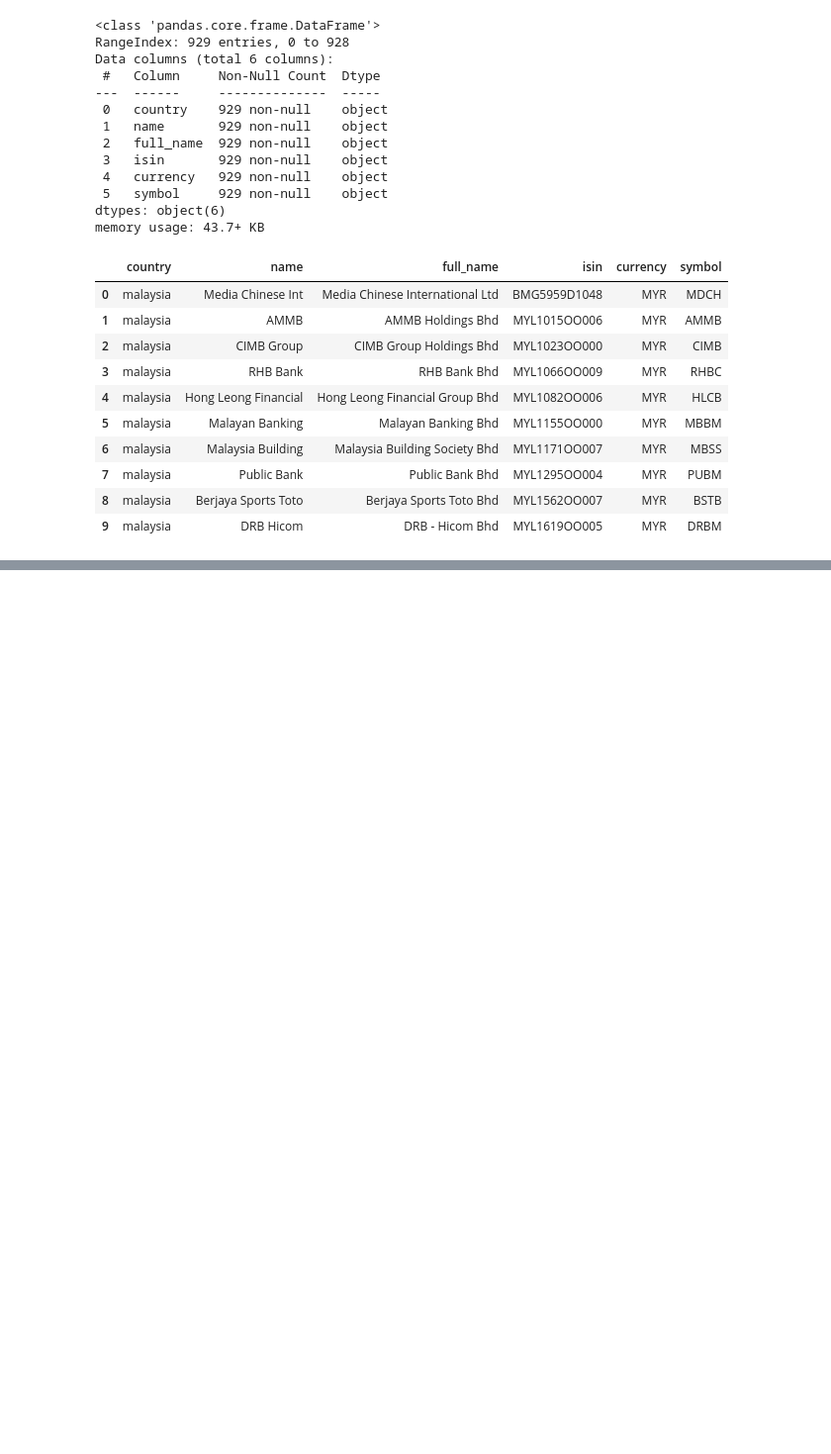
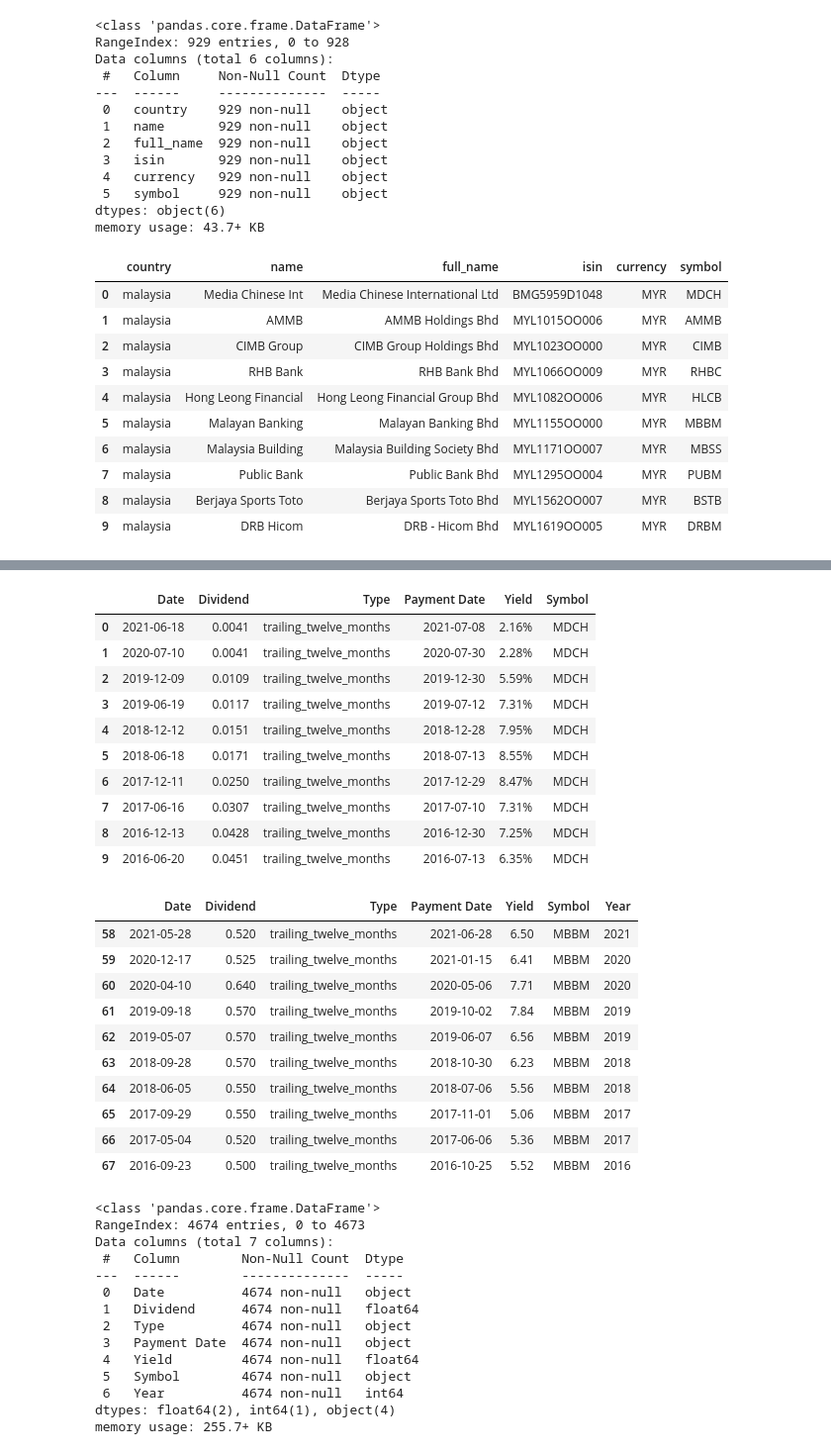
Before and after one commit to alpha2phi/jupyter-notebooks, a Jupyter notebook: nbs/02_00_stocks_selection.ipynb, the cells around one changed output, grey strips where cells are left out. Shown at 99% size. Drawn from its saved outputs; the diff is of its cells as text; code cells hidden in the pictures; blank space fills up the shorter version.

```diff
--- a/nbs/02_00_stocks_selection.ipynb
+++ b/nbs/02_00_stocks_selection.ipynb
@@ -157,0 +201,46 @@ download_stocks_dividends(df_stocks)
+# %%
+df_stocks_dividends = read_csv(STOCKS_DIVIDENDS_DATASET)
+display(df_stocks_dividends.head(10))
+#display(df_stocks_dividends[df_stocks_dividends['Symbol'] == 'MBBM'].head(10))
+
+df_stocks_dividends['Year'] = df_stocks_dividends['Date'].apply(lambda x: int(x[0:4]))
+df_stocks_dividends['Yield'] = df_stocks_dividends['Yield'].apply(lambda x: float(x.replace('%','').replace('-','0')))
+display(df_stocks_dividends[df_stocks_dividends['Symbol'] == 'MBBM'].head(10))
+df_stocks_dividends.info()
+# %% [output]
+|  | Date | Dividend | Type | Payment Date | Yield | Symbol |
+| 0 | 2021-06-18 | 0.0041 | trailing_twelve_months | 2021-07-08 | 2.16% | MDCH |
+| 1 | 2020-07-10 | 0.0041 | trailing_twelve_months | 2020-07-30 | 2.28% | MDCH |
+| 2 | 2019-12-09 | 0.0109 | trailing_twelve_months | 2019-12-30 | 5.59% | MDCH |
+| 3 | 2019-06-19 | 0.0117 | trailing_twelve_months | 2019-07-12 | 7.31% | MDCH |
+| 4 | 2018-12-12 | 0.0151 | trailing_twelve_months | 2018-12-28 | 7.95% | MDCH |
+| 5 | 2018-06-18 | 0.0171 | trailing_twelve_months | 2018-07-13 | 8.55% | MDCH |
+| 6 | 2017-12-11 | 0.0250 | trailing_twelve_months | 2017-12-29 | 8.47% | MDCH |
+| 7 | 2017-06-16 | 0.0307 | trailing_twelve_months | 2017-07-10 | 7.31% | MDCH |
+| 8 | 2016-12-13 | 0.0428 | trailing_twelve_months | 2016-12-30 | 7.25% | MDCH |
+| 9 | 2016-06-20 | 0.0451 | trailing_twelve_months | 2016-07-13 | 6.35% | MDCH |
+|  | Date | Dividend | Type | Payment Date | Yield | Symbol | Year |
+| 58 | 2021-05-28 | 0.520 | trailing_twelve_months | 2021-06-28 | 6.50 | MBBM | 2021 |
+| 59 | 2020-12-17 | 0.525 | trailing_twelve_months | 2021-01-15 | 6.41 | MBBM | 2020 |
+| 60 | 2020-04-10 | 0.640 | trailing_twelve_months | 2020-05-06 | 7.71 | MBBM | 2020 |
+| 61 | 2019-09-18 | 0.570 | trailing_twelve_months | 2019-10-02 | 7.84 | MBBM | 2019 |
+| 62 | 2019-05-07 | 0.570 | trailing_twelve_months | 2019-06-07 | 6.56 | MBBM | 2019 |
+| 63 | 2018-09-28 | 0.570 | trailing_twelve_months | 2018-10-30 | 6.23 | MBBM | 2018 |
+| 64 | 2018-06-05 | 0.550 | trailing_twelve_months | 2018-07-06 | 5.56 | MBBM | 2018 |
+| 65 | 2017-09-29 | 0.550 | trailing_twelve_months | 2017-11-01 | 5.06 | MBBM | 2017 |
+| 66 | 2017-05-04 | 0.520 | trailing_twelve_months | 2017-06-06 | 5.36 | MBBM | 2017 |
+| 67 | 2016-09-23 | 0.500 | trailing_twelve_months | 2016-10-25 | 5.52 | MBBM | 2016 |
+<class 'pandas.core.frame.DataFrame'>
+RangeIndex: 4674 entries, 0 to 4673
+Data columns (total 7 columns):
+ #   Column        Non-Null Count  Dtype
+---  ------        --------------  -----
+ 0   Date          4674 non-null   object
+ 1   Dividend      4674 non-null   float64
+ 2   Type          4674 non-null   object
+ 3   Payment Date  4674 non-null   object
+ 4   Yield         4674 non-null   float64
+ 5   Symbol        4674 non-null   object
+ 6   Year          4674 non-null   int64
+dtypes: float64(2), int64(1), object(4)
+memory usage: 255.7+ KB
```
Also changed, not shown: parts of 9 cells of this notebook, 5 other files.
